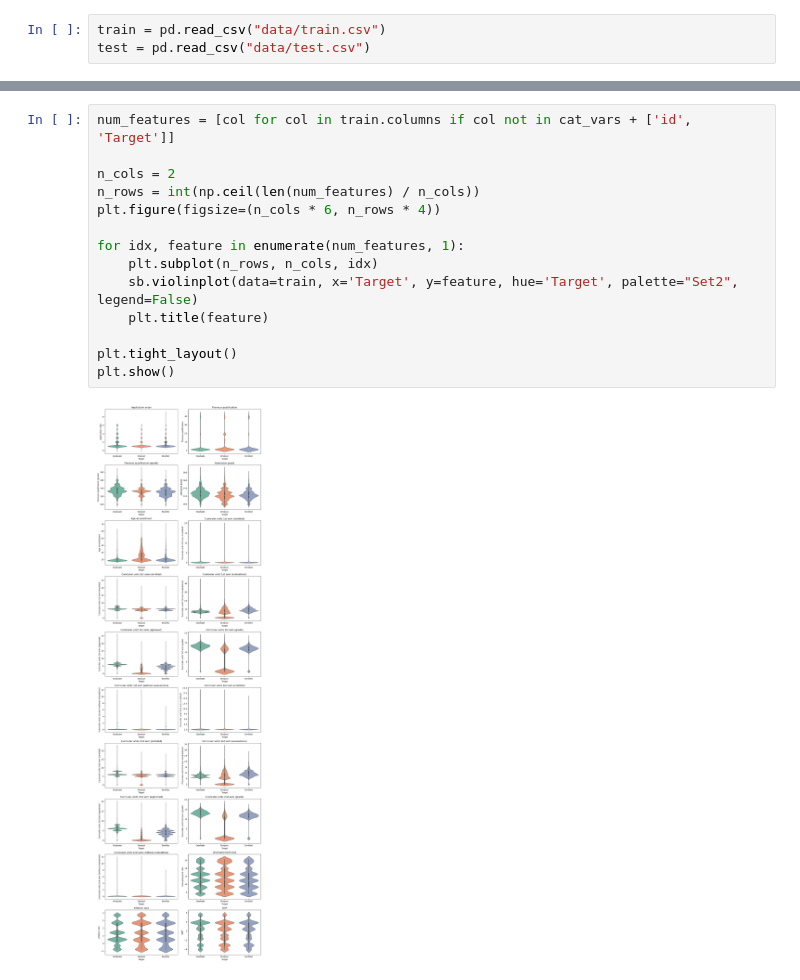
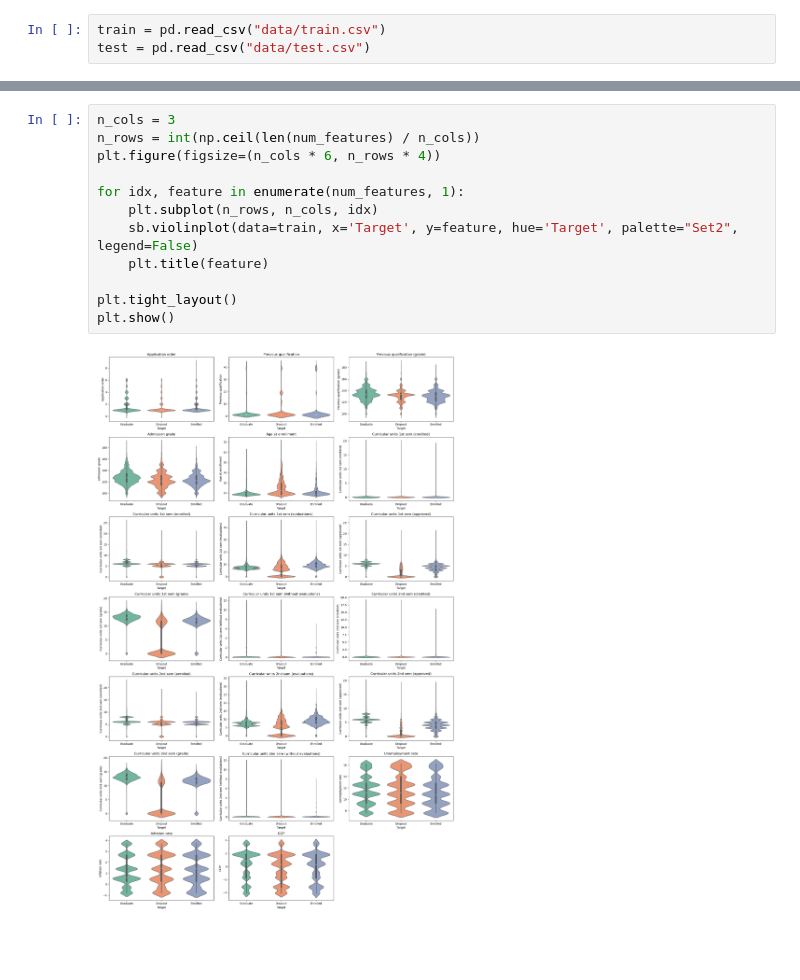
Before and after one commit to diogovenade/ia-academic-success, a Jupyter notebook: academic_success.ipynb, the cells around one changed output, grey strips where cells are left out. Saved outputs shown, nothing was run; the diff lists cells and outputs as text; blank space fills up the shorter version.

```diff
--- a/academic_success.ipynb
+++ b/academic_success.ipynb
@@ -103,16 +175,14 @@ plt.show()
 # %%
-num_features = [col for col in train.columns if col not in cat_vars + ['id', 'Target']]
-
-n_cols = 2
+n_cols = 3
 n_rows = int(np.ceil(len(num_features) / n_cols))
 plt.figure(figsize=(n_cols * 6, n_rows * 4))
 
 for idx, feature in enumerate(num_features, 1):
     plt.subplot(n_rows, n_cols, idx)
     sb.violinplot(data=train, x='Target', y=feature, hue='Target', palette="Set2", legend=False)
     plt.title(feature)
 
 plt.tight_layout()
 plt.show()
 # %% [output]
-[figure, old version]
+[figure, new version]
```
Also changed, not shown: parts of 10 cells of this notebook.
